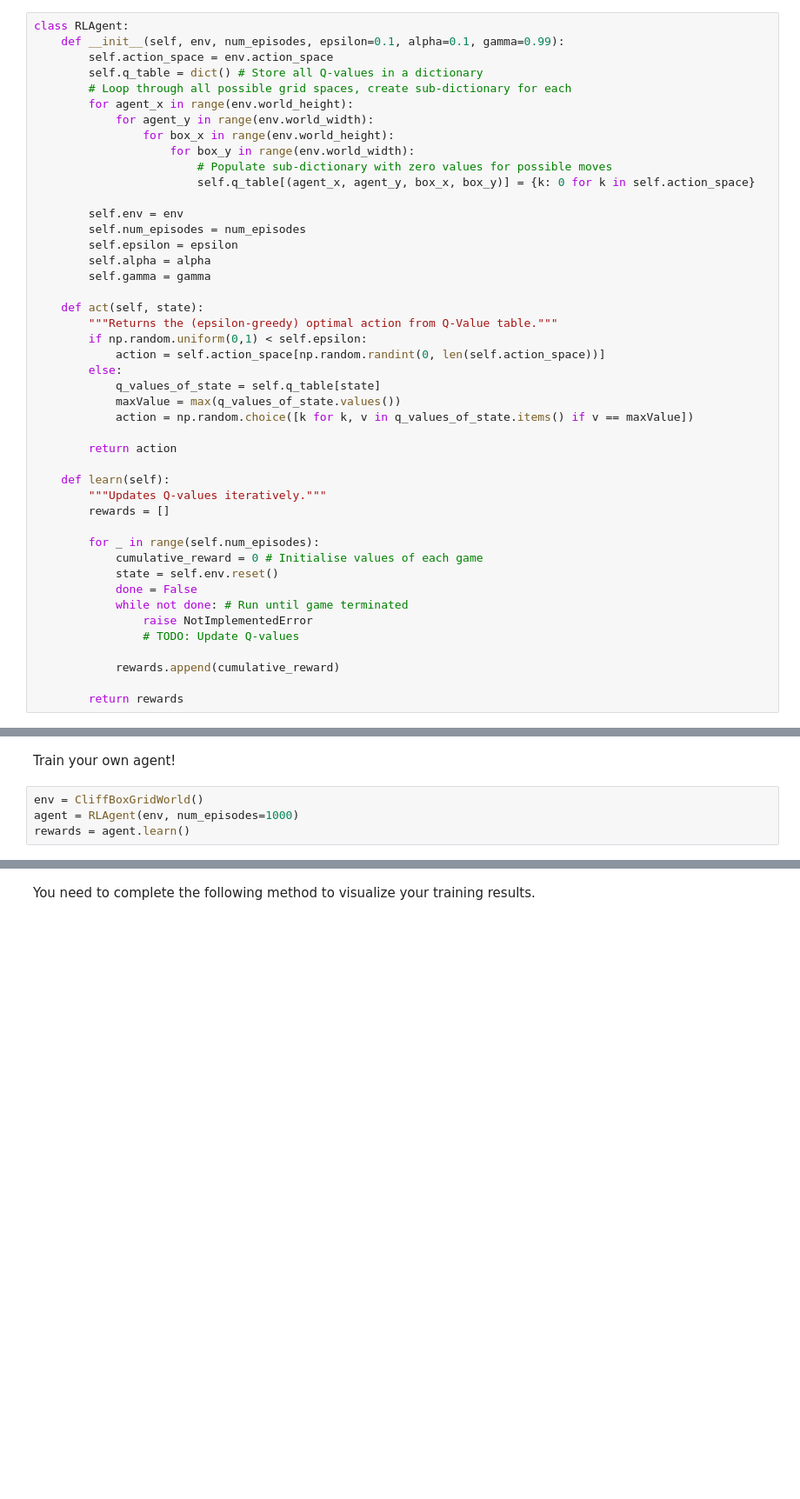
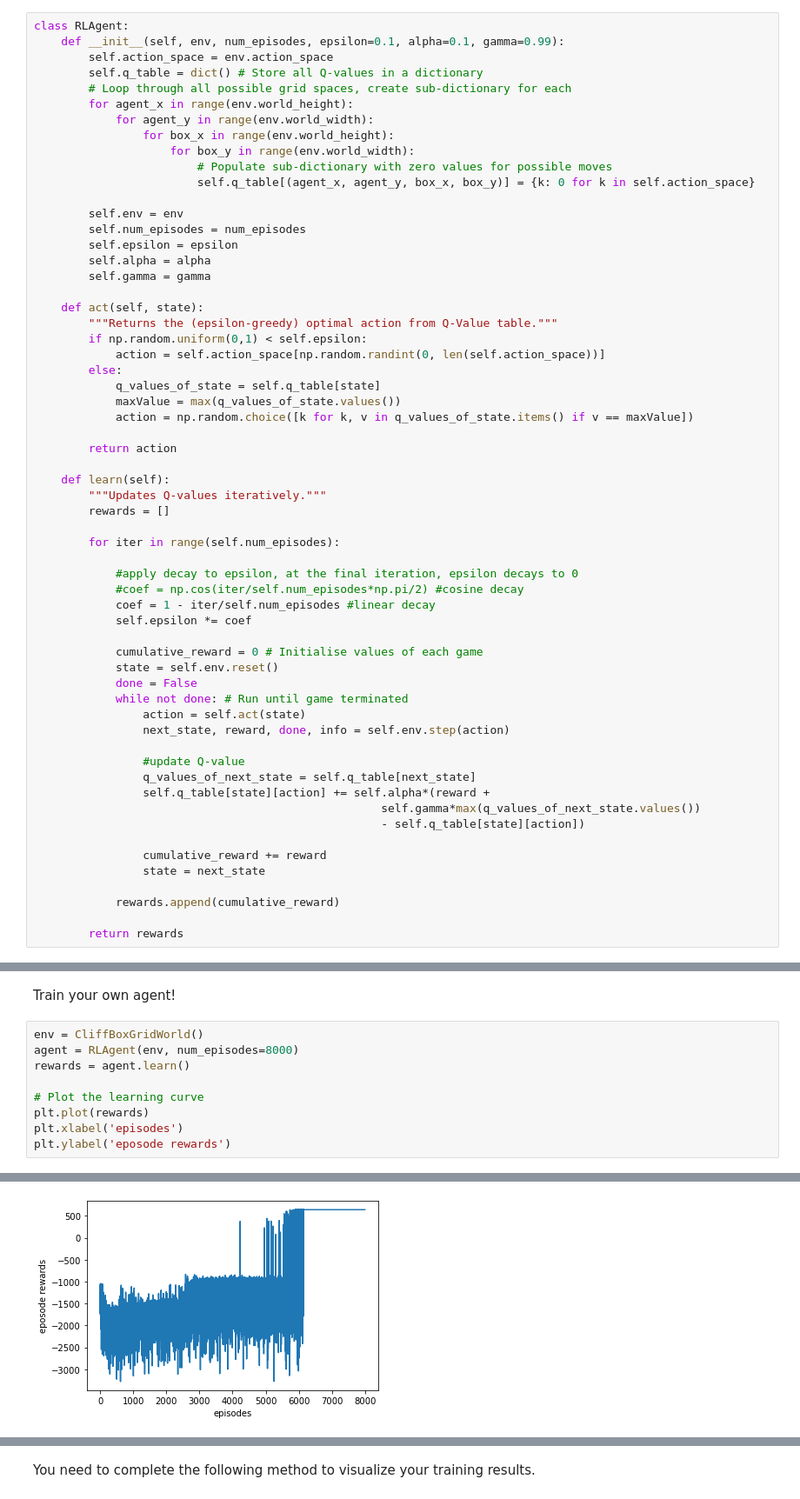
Before and after one commit to yklInverted/sokoban, a Jupyter notebook: RLAgent.ipynb, the cells around one changed output, grey strips where cells are left out. Shown at 87% size. Drawn from its saved outputs; the diff is of its cells as text; blank space fills up the shorter version.

Commit message:
q_learning completed

```diff
--- a/RLAgent.ipynb
+++ b/RLAgent.ipynb
@@ -271,13 +272,28 @@ class RLAgent:
         """Updates Q-values iteratively."""
         rewards = []
 
-        for _ in range(self.num_episodes):
+        for iter in range(self.num_episodes):
+
+            #apply decay to epsilon, at the final iteration, epsilon decays to 0
+            #coef = np.cos(iter/self.num_episodes*np.pi/2) #cosine decay
+            coef = 1 - iter/self.num_episodes #linear decay
+            self.epsilon *= coef
+
             cumulative_reward = 0 # Initialise values of each game
             state = self.env.reset()
             done = False
             while not done: # Run until game terminated
-                raise NotImplementedError
-                # TODO: Update Q-values
+                action = self.act(state)
+                next_state, reward, done, info = self.env.step(action)
+
+                #update Q-value
+                q_values_of_next_state = self.q_table[next_state]
+                self.q_table[state][action] += self.alpha*(reward +
+                                                   self.gamma*max(q_values_of_next_state.values())
+                                                   - self.q_table[state][action])
+
+                cumulative_reward += reward
+                state = next_state
 
             rewards.append(cumulative_reward)
 
@@ -314,5 +330,11 @@ plt.plot(rewards)
 Train your own agent!
 # %%
 env = CliffBoxGridWorld()
-agent = RLAgent(env, num_episodes=1000)
+agent = RLAgent(env, num_episodes=8000)
 rewards = agent.learn()
+
+# Plot the learning curve
+plt.plot(rewards)
+plt.xlabel('episodes')
+plt.ylabel('eposode rewards')
+# %% [output]
@@ -319,3 +342,4 @@ rewards = agent.learn()
+[figure, added]
 # %%
 # Smooth plot
 weight=0.99
```
Also changed, not shown: parts of 5 cells of this notebook, 5 other files.
